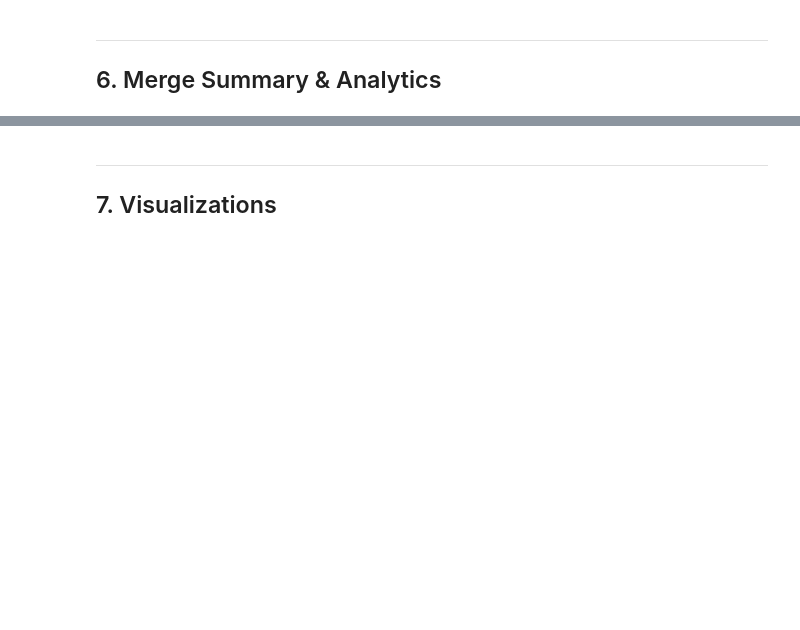
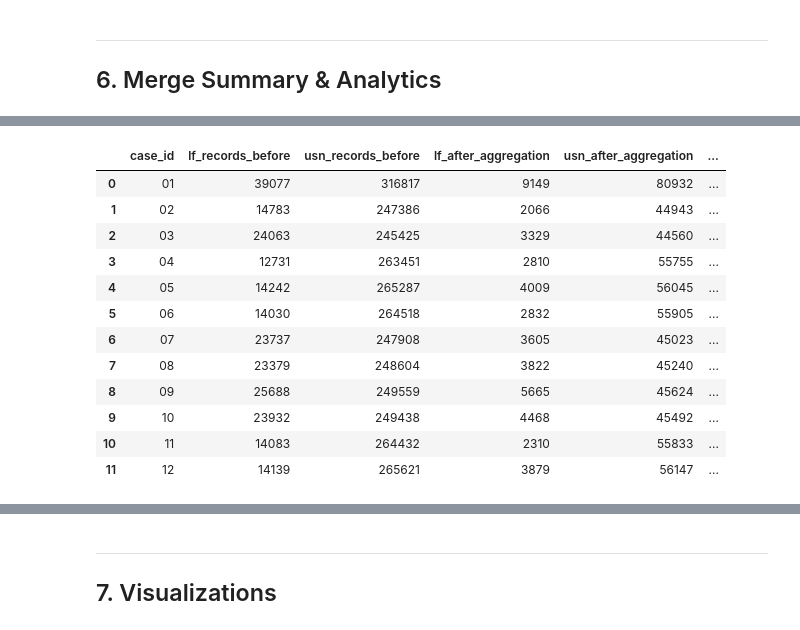
Before and after one commit to soniboni/Digital-Detectives_Thesis, a Jupyter notebook: notebooks/Phase 1 - Data Collection & Preprocessing/B. Data Case Merging.ipynb, the cells around one changed output, grey strips where cells are left out. Cells and saved outputs as stored; diff of their text form; code cells hidden in the pictures; blank space fills up the shorter version.

```diff
--- a/notebooks/Phase 1 - Data Collection & Preprocessing/B. Data Case Merging.ipynb
+++ b/notebooks/Phase 1 - Data Collection & Preprocessing/B. Data Case Merging.ipynb
@@ -480,9 +533,7 @@ print("\n" + "=" * 80)
 print("MERGE SUMMARY - ALL CASES")
 print("=" * 80)
 print("\n📊 Per-Case Statistics:")
-display(stats_df[['case_id', 'lf_records_before', 'usn_records_before', 'usn_after_aggregation',
-                   'total_records_after', 'matched_events', 'unique_suspicious_events', 'total_detection_flags',
-                   'susp_matched', 'susp_lf_only', 'susp_usn_only']])
+display(stats_df)
 
 print("\n" + "=" * 80)
 print("OVERALL STATISTICS")
@@ -491,60 +542,42 @@ print("=" * 80)
 # Calculate totals
 total_lf_before = stats_df['lf_records_before'].sum()
 total_usn_before = stats_df['usn_records_before'].sum()
+total_lf_after_agg = stats_df['lf_after_aggregation'].sum()
 total_usn_after_agg = stats_df['usn_after_aggregation'].sum()
-total_combined_before = total_lf_before + total_usn_before
 total_after = stats_df['total_records_after'].sum()
-total_matched = stats_df['matched_events'].sum()
-total_reduction = total_combined_before - total_after
-reduction_pct = (total_reduction / total_combined_before) * 100
 
 print(f"\n📈 Record Statistics:")
-print(f"   LogFile records before:       {total_lf_before:,}")
-print(f"   UsnJrnl records before:       {total_usn_before:,}")
-print(f"   UsnJrnl after aggregation:    {total_usn_after_agg:,} (reduced by {total_usn_before - total_usn_after_agg:,})")
-print(f"   Combined (if concatenated):   {total_combined_before:,}")
-print(f"   After intelligent merge:      {total_after:,}")
-print(f"   Total reduction:              {total_reduction:,} rows ({reduction_pct:.1f}%)")
-print(f"   Matched events (in both):     {total_matched:,} ({total_matched/total_after*100:.1f}% of merged dataset)")
+print(f"   LogFile before:             {total_lf_before:,}")
+print(f"   LogFile after aggregation:  {total_lf_after_agg:,} (removed {total_lf_before - total_lf_after_agg:,} duplicates)")
+print(f"   UsnJrnl before:             {total_usn_before:,}")
+print(f"   UsnJrnl after aggregation:  {total_usn_after_agg:,} (removed {total_usn_before - total_usn_after_agg:,} duplicates)")
+print(f"   After merge:                {total_after:,}")
+print(f"   Total reduction:            {(total_lf_before + total_usn_before - total_after):,} rows ({((total_lf_before + total_usn_before - total_after)/(total_lf_before + total_usn_before)*100):.1f}%)")
 
-# Suspicious record preservation
-total_detection_flags = stats_df['total_detection_flags'].sum()
-total_unique_events = stats_df['unique_suspicious_events'].sum()
-total_susp_matched = stats_df['susp_matched'].sum()
-total_susp_lf_only = stats_df['susp_lf_only'].sum()
-total_susp_usn_only = stats_df['susp_usn_only'].sum()
-total_lf_flags = stats_df['lf_flags_in_merged'].sum()
-total_usn_flags = stats_df['usn_flags_in_merged'].sum()
+# Timestomped events
+total_timestomped_before = stats_df['total_timestomped_before'].sum()
+total_timestomped_after = stats_df['unique_timestomped_events'].sum()
+total_ts_matched = stats_df['ts_matched'].sum()
+total_ts_lf_only = stats_df['ts_lf_only'].sum()
+total_ts_usn_only = stats_df['ts_usn_only'].sum()
 
-print(f"\n⚠️ SUSPICIOUS ACTIVITY SUMMARY:")
-print(f"   In the final merged dataset:")
+print(f"\n⚠️ TIMESTOMPED EVENTS:")
+print(f"   Before merge: {total_timestomped_before}")
+print(f"   After merge:  {total_timestomped_after}")
+print(f"     ├─ LogFile only:   {total_ts_lf_only}")
+print(f"     ├─ UsnJrnl only:   {total_ts_usn_only}")
+print(f"     └─ Both artifacts: {total_ts_matched}")
 print(f"")
-print(f"   📊 Unique Suspicious Events:     {total_unique_events}")
-print(f"      ├─ Detected in LogFile only:  {total_susp_lf_only} events")
-print(f"      ├─ Detected in UsnJrnl only:  {total_susp_usn_only} events")
-print(f"      └─ Detected in BOTH artifacts:{total_susp_matched} events (dual detection!)")
-print(f"")
-print(f"   🚩 Total Detection Flags:        {total_detection_flags}")
-print(f"      ├─ LogFile flags (is_suspicious_lf=1):   {total_lf_flags}")
-print(f"      └─ UsnJrnl flags (is_suspicious_usn=1):  {total_usn_flags}")
-print(f"")
-print(f"   ✅ Verification: {total_susp_lf_only} + {total_susp_usn_only} + {total_susp_matched}×2 = {total_susp_lf_only + total_susp_usn_only + total_susp_matched*2} flags ✓")
 
-print(f"\n🔍 SUSPICIOUS EVENT COVERAGE:")
-print(f"   Events with FULL ROW (matched):      {total_susp_matched} ({total_susp_matched/total_unique_events*100:.1f}%)")
-print(f"   Events from LogFile only:            {total_susp_lf_only} ({total_susp_lf_only/total_unique_events*100:.1f}%)")
-print(f"   Events from UsnJrnl only:            {total_susp_usn_only} ({total_susp_usn_only/total_unique_events*100:.1f}%)")
+if total_timestomped_after == total_timestomped_before:
+    print(f"   ✅ PERFECT PRESERVATION: {total_timestomped_before} = {total_timestomped_after}")
+else:
+    print(f"   ❌ MISMATCH: {total_timestomped_before} ≠ {total_timestomped_after}")
 
-print(f"\n💡 KEY INSIGHTS:")
-print(f"   1. Dataset reduction: {reduction_pct:.1f}% smaller (saved {total_reduction:,} rows)")
-print(f"   2. UsnJrnl aggregation reduced {total_usn_before - total_usn_after_agg:,} duplicate events")
-print(f"   3. {total_susp_matched} suspicious events ({total_susp_matched/total_unique_events*100:.1f}%) detected by BOTH artifacts")
-print(f"      → High-confidence detections with full forensic context!")
-print(f"   4. Matched events: {total_matched:,} ({total_matched/total_after*100:.1f}% of dataset)")
-print(f"   5. ✅ No duplicate LogFile records - each LSN appears exactly once!")
-print(f"   6. ✅ {total_unique_events} unique suspicious events with {total_detection_flags} total detection flags preserved")
-
-print(f"\n📝 TERMINOLOGY CLARIFICATION:")
-print(f"   • 'Events' = Unique suspicious activities (rows where is_suspicious=1)")
-print(f"   • 'Flags' = Detection counts (sum of is_suspicious_lf + is_suspicious_usn)")
-print(f"   • Events detected by BOTH artifacts generate 2 flags (one from each artifact)")
+print(f"\n💡 KEY ACHIEVEMENTS:")
+print(f"   1. ✅ Exactly {total_timestomped_after} timestomped events preserved")
+print(f"   2. ✅ LogFile aggregation removed {total_lf_before - total_lf_after_agg:,} duplicate events")
+print(f"   3. ✅ UsnJrnl aggregation removed {total_usn_before - total_usn_after_agg:,} duplicate events")
+print(f"   4. ✅ {total_ts_matched} events detected by BOTH artifacts (high confidence!)")
+print(f"   5. ✅ Column order: case_id, eventtime, filename, filepath (leftmost)")
+# %% [output]
@@ -550,0 +589,13 @@ print(f"   • Events detected by BOTH artifacts generate 2 flags (one from each
+|  | case_id | lf_records_before | usn_records_before | lf_after_aggregation | usn_after_aggregation | ... |
+| 0 | 01 | 39077 | 316817 | 9149 | 80932 | ... |
+| 1 | 02 | 14783 | 247386 | 2066 | 44943 | ... |
+| 2 | 03 | 24063 | 245425 | 3329 | 44560 | ... |
+| 3 | 04 | 12731 | 263451 | 2810 | 55755 | ... |
+| 4 | 05 | 14242 | 265287 | 4009 | 56045 | ... |
+| 5 | 06 | 14030 | 264518 | 2832 | 55905 | ... |
+| 6 | 07 | 23737 | 247908 | 3605 | 45023 | ... |
+| 7 | 08 | 23379 | 248604 | 3822 | 45240 | ... |
+| 8 | 09 | 25688 | 249559 | 5665 | 45624 | ... |
+| 9 | 10 | 23932 | 249438 | 4468 | 45492 | ... |
+| 10 | 11 | 14083 | 264432 | 2310 | 55833 | ... |
+| 11 | 12 | 14139 | 265621 | 3879 | 56147 | ... |
```
Also changed, not shown: parts of 14 cells of this notebook, 24 other files.
